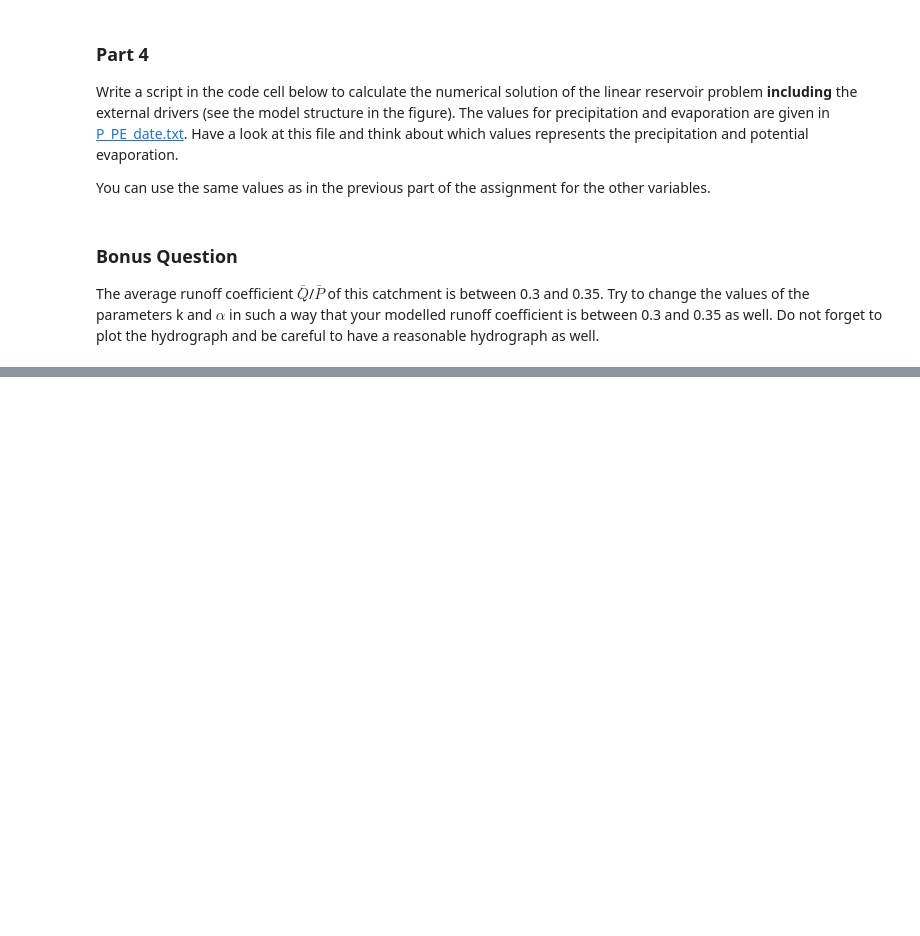
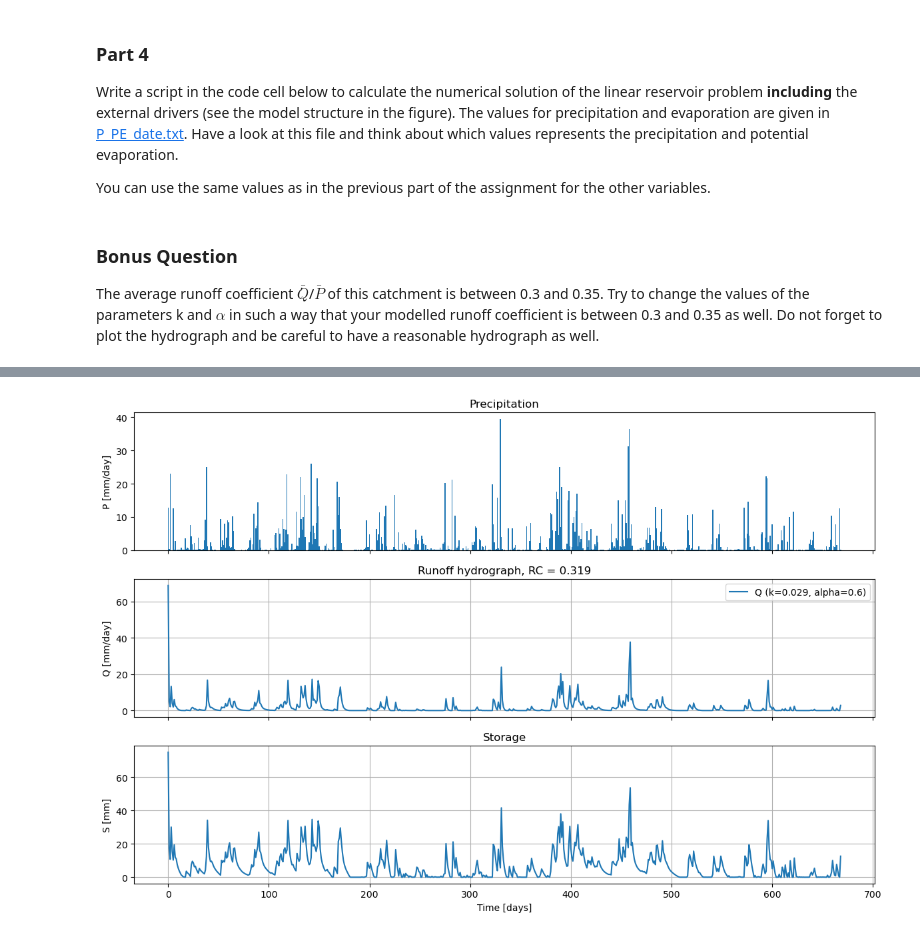
Before and after one commit to julesbradley/teaching-materials, a Jupyter notebook: book/1_modelling_intro_HBV/Exercise1.ipynb, the cells around one changed output, grey strips where cells are left out. Saved outputs shown, nothing was run; the diff lists cells and outputs as text; code cells hidden in the pictures; blank space fills up the shorter version.

```diff
--- a/book/1_modelling_intro_HBV/Exercise1.ipynb
+++ b/book/1_modelling_intro_HBV/Exercise1.ipynb
@@ -163,0 +283,27 @@ The average runoff coefficient ܳ$\bar{Q}$/$\bar{P}$ of this catchment is betwee
+# %%
+t = np.arange(len(P))
+k_best = 0.029
+alpha_best = 0.6
+
+fig, ax = plt.subplots(3, 1, figsize=(12, 8), sharex=True)
+
+ax[0].bar(t, P, width=1.0)
+ax[0].set_ylabel("P [mm/day]")
+ax[0].set_title("Precipitation")
+
+ax[1].plot(t, Q, label=f"Q (k={k_best}, alpha={alpha_best})")
+ax[1].set_ylabel("Q [mm/day]")
+ax[1].set_title(f"Runoff hydrograph, RC = {rc:.3f}")
+ax[1].legend()
+ax[1].grid(True)
+
+ax[2].plot(t, S, label="Storage")
+ax[2].set_ylabel("S [mm]")
+ax[2].set_xlabel("Time [days]")
+ax[2].set_title("Storage")
+ax[2].grid(True)
+
+plt.tight_layout()
+plt.show()
+# %% [output]
+[figure, added]
```
Also changed, not shown: parts of 12 cells of this notebook, 9 other files.
